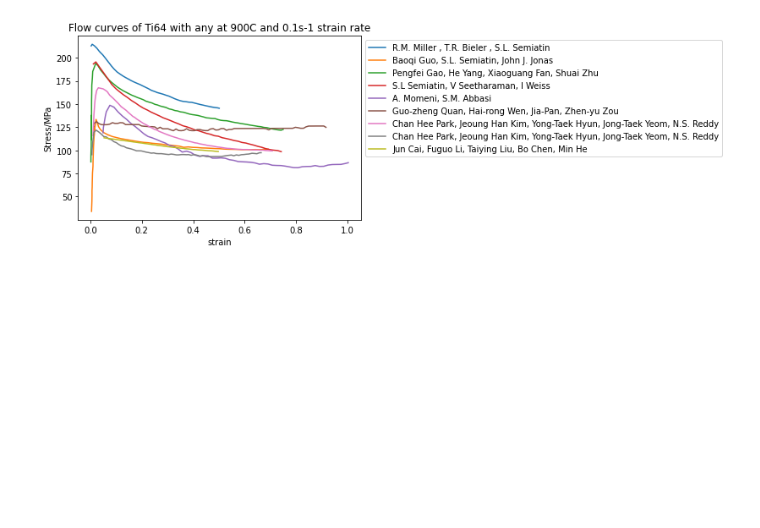
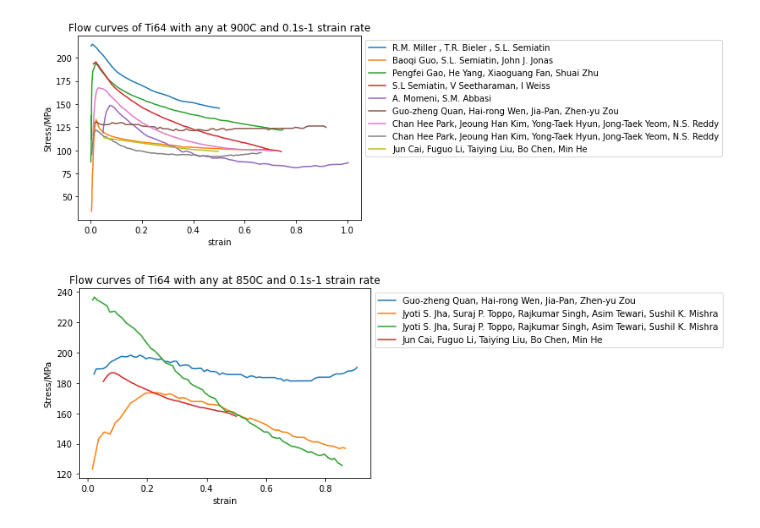
Before and after one commit to RoryAtBar/Ti64-statistical-modelling, a Jupyter notebook: Flow_curve_plotter.ipynb, the cells around one changed output. Cells and saved outputs as stored; diff of their text form; code cells hidden in the pictures; blank space fills up the shorter version.

```diff
--- a/Flow_curve_plotter.ipynb
+++ b/Flow_curve_plotter.ipynb
@@ -25,3 +28,0 @@ Load `flow_curves.yml` file:
-# %%
-with open('flow_curves.yml') as f:
-    meta_data = yaml.load(f, Loader=SafeLoader)
@@ -35,9 +29,3 @@ number_of_papers
-# %%
-# Check all of the curves load correctly
-no_curves = 0
-curve_list = []
-for paper in meta_data['Papers']:
-    no_curves += len(paper['Curves'])
-    for curve in paper['Curves']:
-        flow_curve = np.loadtxt('Flow_curves/'+curve['Curve_location'], delimiter=",")
-        curve_list.append(flow_curve)
+# %%
+lit_data = yaml.load(open('flow_curves.yml'), Loader=SafeLoader)
+lit_data['Papers'].keys()
@@ -43,0 +34,10 @@ for paper in meta_data['Papers']:
+# %%
+# Save stress strain data to lit_data dictionary with metadata
+# Save lit_data dictionary as varibale to be used elsewhere.
+for paper in lit_data['Papers'].keys():
+    for curve_no, curve_metadata in enumerate(lit_data['Papers'][paper]['Curves']):
+        flow_curve_data = np.loadtxt('Flow_curves/'+lit_data['Papers'][paper]['Curves'][curve_no]['Curve_location'],
+                                     delimiter=",")
+        lit_data['Papers'][paper]['Curves'][curve_no]['data'] = flow_curve_data
+print(lit_data['Papers']['Miller_1999']['Curves'][0]['data'].shape)
+pickle.dump(lit_data, open('lit_stress_strains.pkl', 'wb'))
@@ -73,2 +74,15 @@ flow_curve_plotter(curve_list, fig_no, Authors, Temperature_C, Strain_rate, micr
 # %% [output]
 [figure]
+# %%
+
+fig_no = 3
+Temperature_C=850
+Strain_rate=0.1
+microstructure='any'
+heater = 'any'
+sample_diameter ='any'
+sample_length = 'any'
+curve_list_filtered, no_curves, Paper_list, Authors = curve_filter(lit_data, Temperature_C, Strain_rate, microstructure,heater, sample_diameter, sample_length)
+flow_curve_plotter(curve_list_filtered, fig_no, Authors, Temperature_C, Strain_rate, microstructure)
+# %% [output]
+[figure, added]
```
Also changed, not shown: parts of 8 cells of this notebook, 2 other files.
